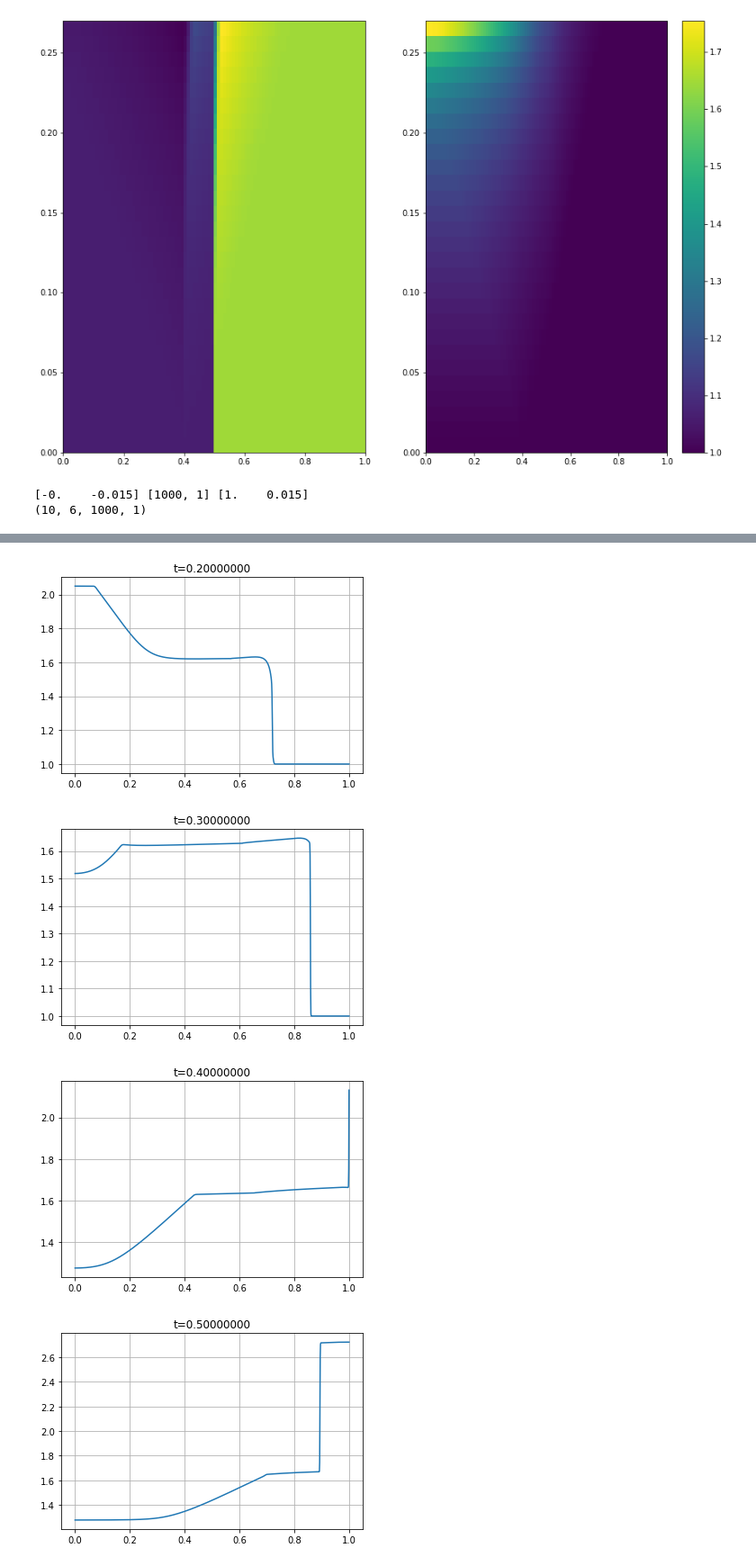
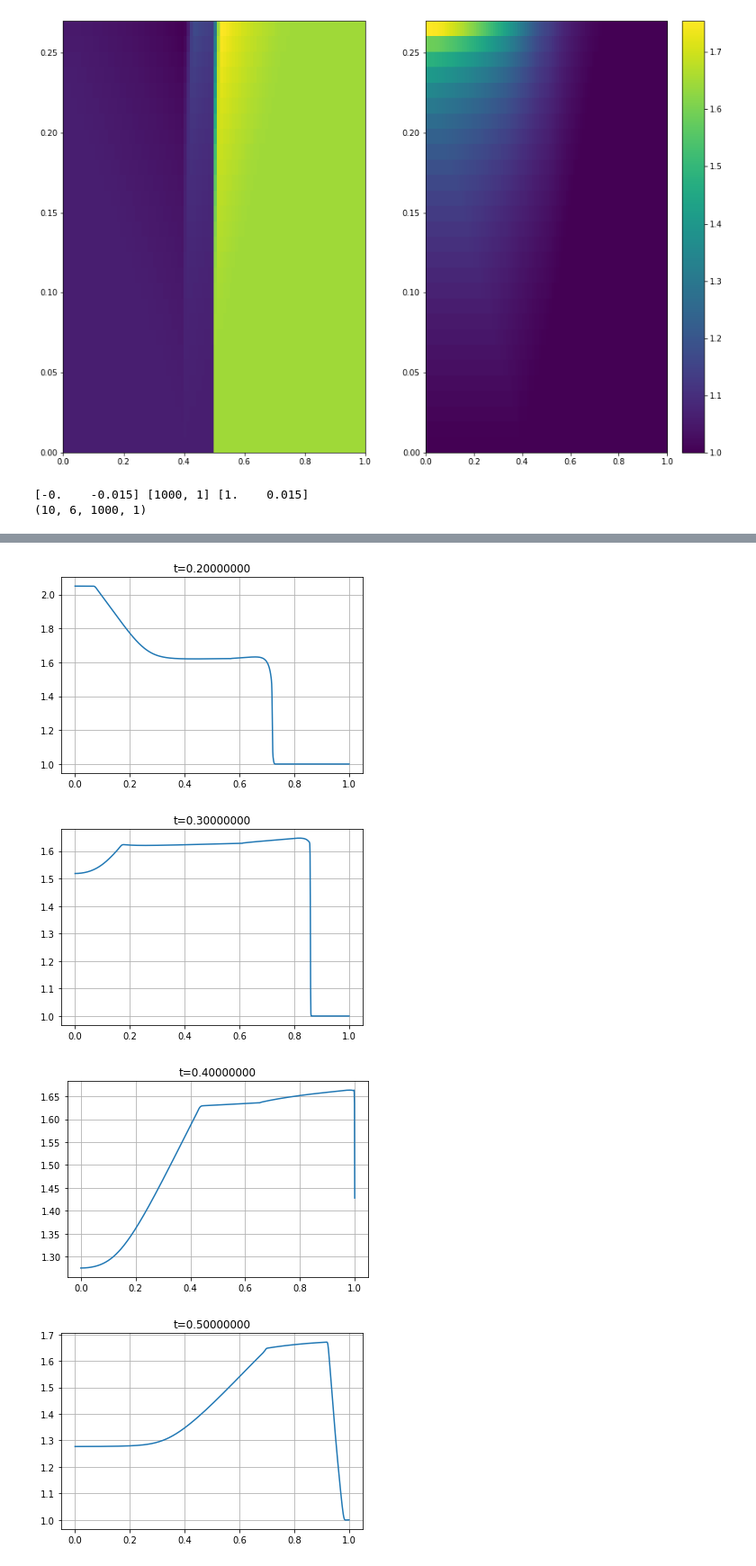
Before and after one commit to maikel/FiniteVolumeSolver, a Jupyter notebook: extra/PerfectGas/PerfectGasMix.ipynb, the cells around one changed output, grey strips where cells are left out. Shown: that part at 90% size. Saved outputs shown, nothing was run; the diff lists cells and outputs as text; code cells hidden in the pictures.

```diff
--- a/extra/PerfectGas/PerfectGasMix.ipynb
+++ b/extra/PerfectGas/PerfectGasMix.ipynb
@@ -92,7 +92,7 @@ def Load(path, chunk=[]):
 
 # path = '/home/maikel/Development/FiniteVolumeSolver/build_2D-Debug/HLLEM.h5'
 # path1 = '/home/maikel/Development/FiniteVolumeSolver/build_2D-Debug/Characteristics.h5'
-path = '/home/christian/FVS_develop/FiniteVolumeSolver/build/Characteristics.h5'
+path = '/home/christian/FVS_develop/FiniteVolumeSolver/build_Release_2d_EB/Characteristics.h5'
 
 
 file = h5py.File(path, mode='r')
@@ -124,33 +124,33 @@ for n in ns:
     rho = data[n, 0, :, 0]
     #rho1 = data1[n, 0, :, 0]
     #rho2 = data2[n, 0, :, 0]
     rhou = data[n, 1, :, 0]
     u = rhou / rho
     p = data[n, 4, :, 0]
     T = p / rho / 1.0
     rhoY = data[n, 3, :, 0]
-    rhoY1 = data1[n, 4, :, 0]
+    rhoY1 = data[n, 4, :, 0]
     #rhoY2 = data2[n, 4, :, 0]
     Y = rhoY / rho
     Y1 = rhoY1 / rho
     #Y2 = rhoY2 / rho2
 
     #p1 = data1[n, 4, :, 0]
     f, ax = plt.subplots()
     x = np.array(np.linspace(xlower[0], xupper[0], nx[0], endpoint=True))
     #ax.set_ylim(0, 1)
     ax.plot(x, p)
     plt.grid(True)
     plt.title("t=%2.8f"%times[n])
     plt.show()
     #os.makedirs('/home/maikel/SEC/', exist_ok=True)
     #f.savefig('/home/maikel/SEC/Pressure_{}.png'.format(n))
 # %% [output]
 [-0.    -0.015] [1000, 1] [1.    0.015]
 (10, 6, 1000, 1)
 [figure]
 [figure]
 [figure]
 [figure]
-[figure, old version]
+[figure, new version]
-[figure, old version]
+[figure, new version]
```
Also changed, not shown: parts of 1 cell of this notebook, 4 other files.
